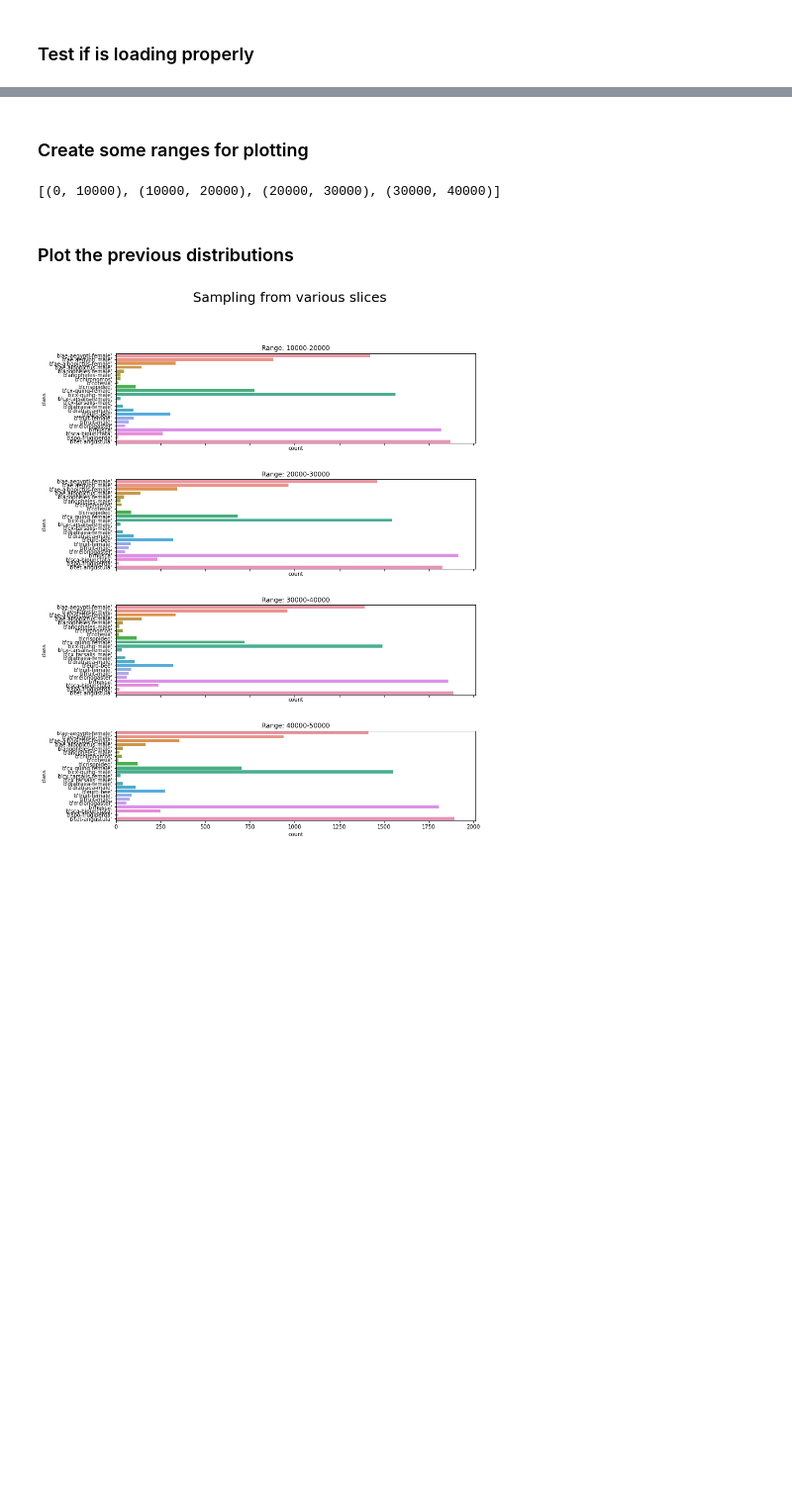
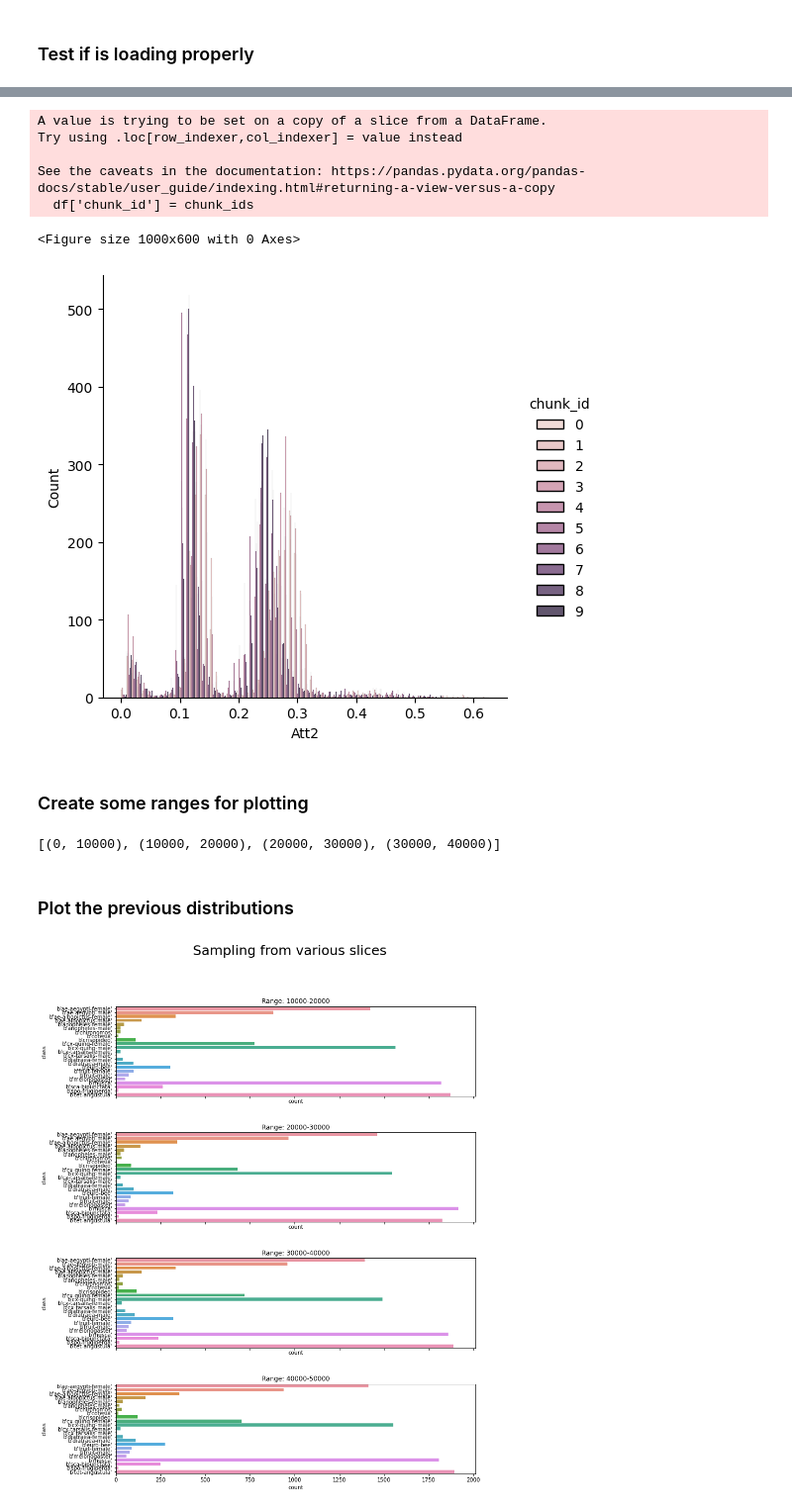
Before and after one commit to lucashelfs/drifts, a Jupyter notebook: Plotting Data Distributions.ipynb, the cells around one changed output, grey strips where cells are left out. Shown: that part at 99% size. Saved outputs shown, nothing was run; the diff lists cells and outputs as text; code cells hidden in the pictures; blank space fills up the shorter version.

Commit message:
feat: add new feature plots

```diff
--- a/Plotting Data Distributions.ipynb
+++ b/Plotting Data Distributions.ipynb
@@ -7,6 +7,6 @@ from scipy.io.arff import loadarff
 def load_dataset(filename: str) -> pd.DataFrame:
     """Read the desired Dataset."""
     file_path_prefix = "/Users/helfs/Downloads/repository/"
-    raw_data = loadarff(prefix + filename)
+    raw_data = loadarff(file_path_prefix + filename)
     return pd.DataFrame(raw_data[0])
 # %% [markdown]
@@ -78,0 +97,3 @@ Loading dataset: Out-of-control
+# %%
+dataset = "Incremental-gradual (imbal.)"
+df_data = load_dataset(datasets[dataset]["filename"])
@@ -78,0 +122,14 @@ Loading dataset: Out-of-control
+# %%
+df_aedes = df_data[df_data["class"] == b"ae-aegypti-female"]
+
+print("Shape: ", df_aedes.shape)
+
+n_slices = 5
+slice_size = int(df_aedes.shape[0] / n_slices)
+
+print(slice_size)
+
+df_aedes.loc[:, "chunk"] = "default"
+
+for i in range(n_slices):
+    df_aedes.loc[slice_size * i : slice_size * i + slice_size, "chunk"] = str(i)
@@ -78,0 +144,43 @@ Loading dataset: Out-of-control
+# %%
+import numpy as np
+
+df = df_aedes
+
+# Define the desired number of chunks
+num_chunks = 10
+
+# Calculate the chunk size based on the number of chunks
+chunk_size = len(df) // num_chunks + 1
+
+# Generate chunk IDs
+chunk_ids = np.repeat(range(num_chunks), chunk_size)[:len(df)]
+
+# Add chunk IDs to DataFrame
+df['chunk_id'] = chunk_ids
+
+# Split the DataFrame into chunks based on chunk IDs
+chunks = [group for _, group in df.groupby('chunk_id')]
+
+# Now `chunks` is a list of DataFrames, each containing a chunk of the original DataFrame
+# You can iterate through these chunks or process them as needed
+
+# Concatenate chunks back together if needed
+concatenated_df = pd.concat(chunks, ignore_index=True)
+
+
+import seaborn as sns
+import matplotlib.pyplot as plt
+
+plt.figure(figsize=(10,6))
+
+sns.displot(concatenated_df, x="Att2", hue="chunk_id", multiple="dodge")
+
+plt.show()
+# %% [output]
+A value is trying to be set on a copy of a slice from a DataFrame.
+Try using .loc[row_indexer,col_indexer] = value instead
+
+See the caveats in the documentation: https://pandas.pydata.org/pandas-docs/stable/user_guide/indexing.html#returning-a-view-versus-a-copy
+  df['chunk_id'] = chunk_ids
+<Figure size 1000x600 with 0 Axes>
+[figure, added]
```
Also changed, not shown: parts of 11 cells of this notebook.
